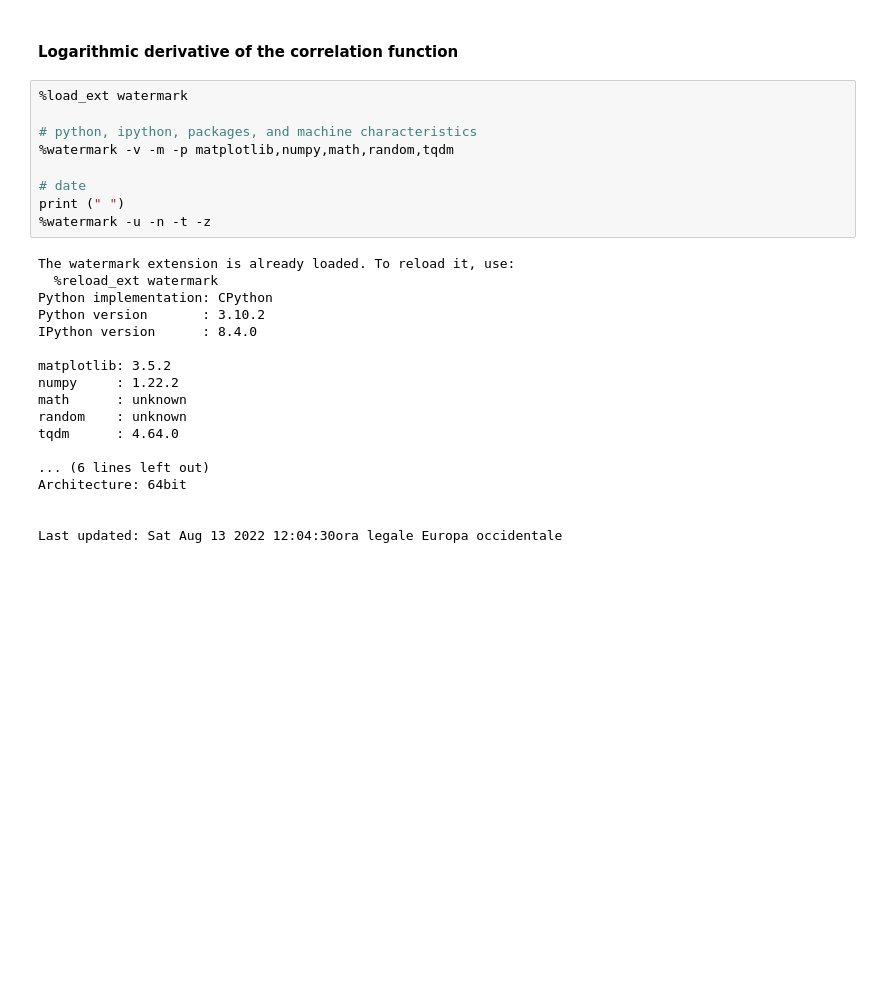
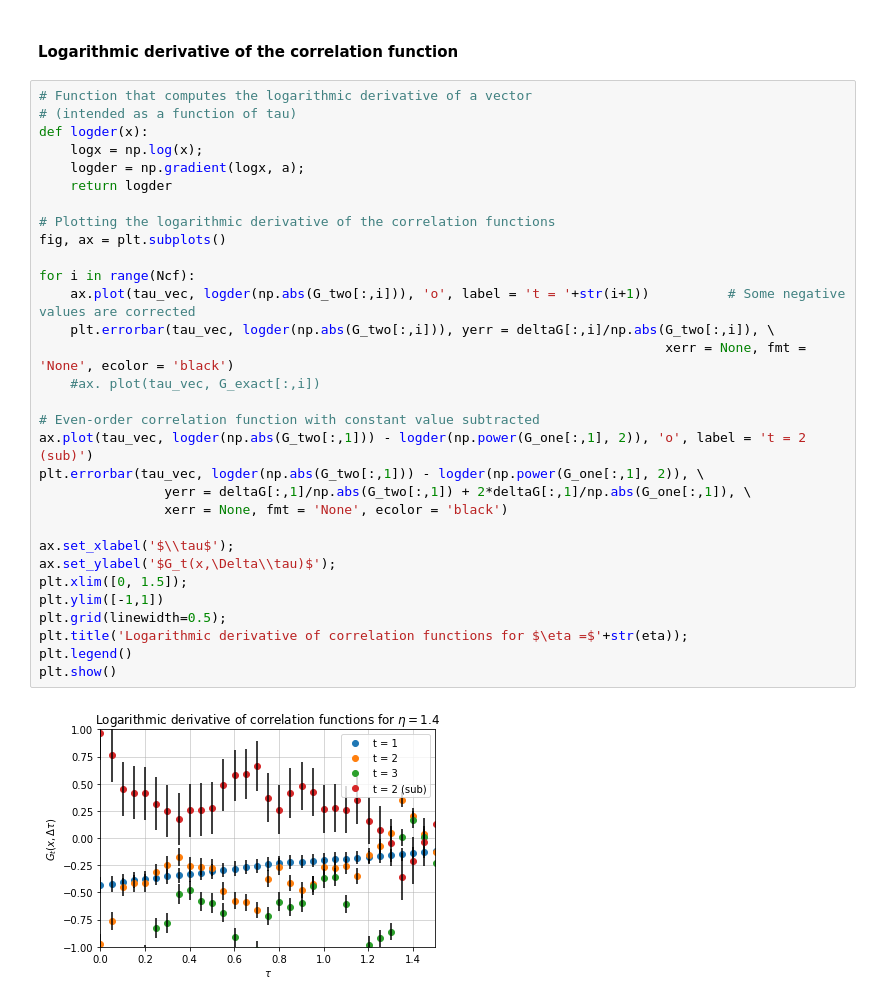
Before and after one commit to FabioOri/QuantumMonteCarlo, a Jupyter notebook: montecarlo.ipynb, the cells around one changed output. Drawn from its saved outputs; the diff is of its cells as text; blank space fills up the shorter version.

```diff
--- a/montecarlo.ipynb
+++ b/montecarlo.ipynb
@@ -374,29 +377,35 @@ plt.show()
 # %% [markdown]
 #### Logarithmic derivative of the correlation function
-# %%
-%load_ext watermark
-
-# python, ipython, packages, and machine characteristics
-%watermark -v -m -p matplotlib,numpy,math,random,tqdm
-
-# date
-print (" ")
-%watermark -u -n -t -z
-# %% [output]
-The watermark extension is already loaded. To reload it, use:
-  %reload_ext watermark
-Python implementation: CPython
-Python version       : 3.10.2
-IPython version      : 8.4.0
-
-matplotlib: 3.5.2
-numpy     : 1.22.2
-math      : unknown
-random    : unknown
-tqdm      : 4.64.0
-
-... (6 lines left out)
-Architecture: 64bit
-
-
-Last updated: Sat Aug 13 2022 12:04:30ora legale Europa occidentale
+# %%
+# Function that computes the logarithmic derivative of a vector
+# (intended as a function of tau)
+def logder(x):
+    logx = np.log(x);
+    logder = np.gradient(logx, a);
+    return logder
+
+# Plotting the logarithmic derivative of the correlation functions
+fig, ax = plt.subplots()
+
+for i in range(Ncf):
+    ax.plot(tau_vec, logder(np.abs(G_two[:,i])), 'o', label = 't = '+str(i+1))          # Some negative values are corrected
+    plt.errorbar(tau_vec, logder(np.abs(G_two[:,i])), yerr = deltaG[:,i]/np.abs(G_two[:,i]), \
+                                                                                xerr = None, fmt = 'None', ecolor = 'black')
+    #ax. plot(tau_vec, G_exact[:,i])
+
+# Even-order correlation function with constant value subtracted
+ax.plot(tau_vec, logder(np.abs(G_two[:,1])) - logder(np.power(G_one[:,1], 2)), 'o', label = 't = 2 (sub)')
+plt.errorbar(tau_vec, logder(np.abs(G_two[:,1])) - logder(np.power(G_one[:,1], 2)), \
+                yerr = deltaG[:,1]/np.abs(G_two[:,1]) + 2*deltaG[:,1]/np.abs(G_one[:,1]), \
+                xerr = None, fmt = 'None', ecolor = 'black')
+
+ax.set_xlabel('$\\tau$');
+ax.set_ylabel('$G_t(x,\Delta\\tau)$');
+plt.xlim([0, 1.5]);
+plt.ylim([-1,1])
+plt.grid(linewidth=0.5);
+plt.title('Logarithmic derivative of correlation functions for $\eta =$'+str(eta));
+plt.legend()
+plt.show()
+# %% [output]
+[figure, added]
```
Also changed, not shown: parts of 5 cells of this notebook, 1 other file.
